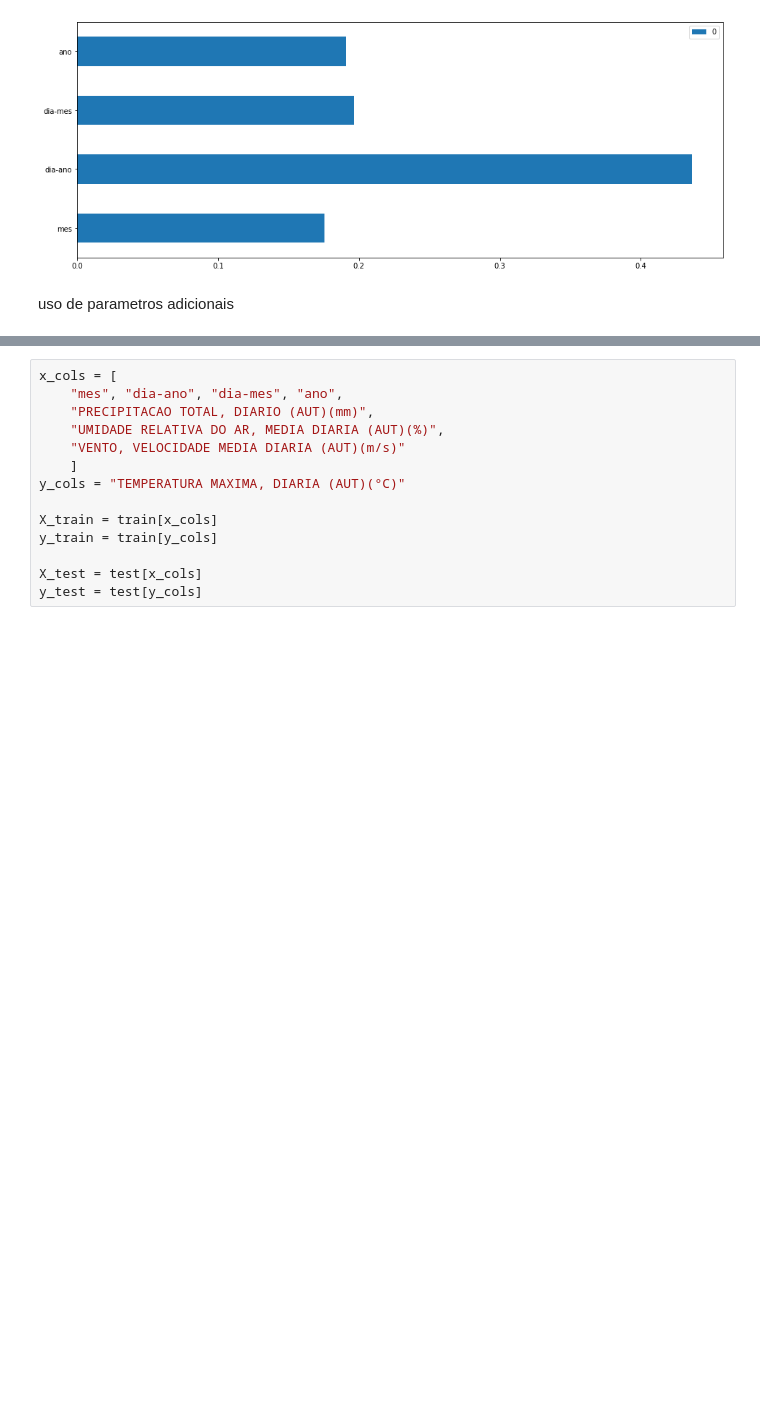
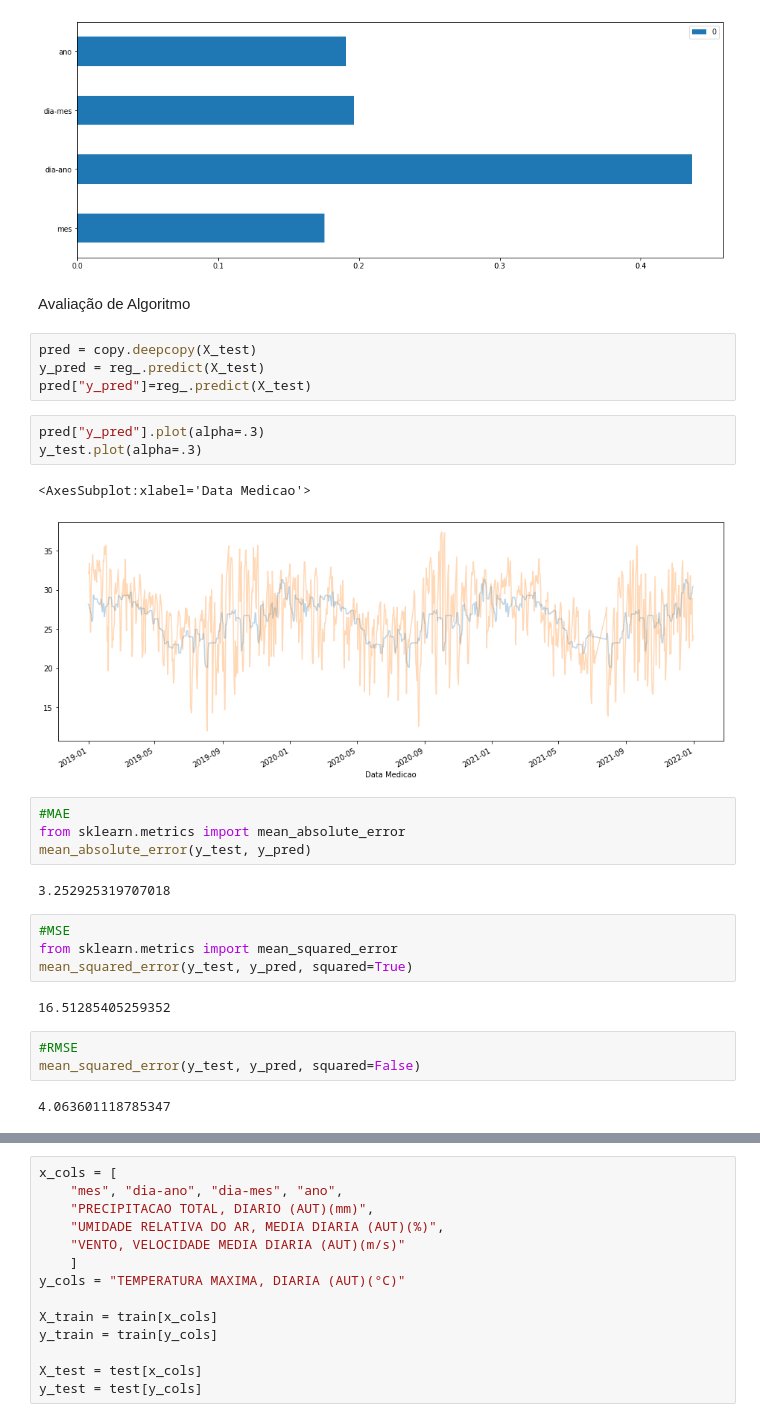
Before and after one commit to Bernardofcr/time_series_analysis, a Jupyter notebook: Time Series Analysis.ipynb, the cells around one changed output, grey strips where cells are left out. Drawn from its saved outputs; the diff is of its cells as text; blank space fills up the shorter version.

```diff
--- a/Time Series Analysis.ipynb
+++ b/Time Series Analysis.ipynb
@@ -369,5 +370,32 @@ features.plot(kind="barh")
 # %% [output]
 <AxesSubplot:>
 [figure]
-# %% [markdown]
-uso de parametros adicionais
+# %% [markdown]
+Avaliação de Algoritmo
+# %%
+pred = copy.deepcopy(X_test)
+y_pred = reg_.predict(X_test)
+pred["y_pred"]=reg_.predict(X_test)
+# %%
+pred["y_pred"].plot(alpha=.3)
+y_test.plot(alpha=.3)
+# %% [output]
+<AxesSubplot:xlabel='Data Medicao'>
+[figure, added]
+# %%
+#MAE
+from sklearn.metrics import mean_absolute_error
+mean_absolute_error(y_test, y_pred)
+# %% [output]
+3.252925319707018
+# %%
+#MSE
+from sklearn.metrics import mean_squared_error
+mean_squared_error(y_test, y_pred, squared=True)
+# %% [output]
+16.51285405259352
+# %%
+#RMSE
+mean_squared_error(y_test, y_pred, squared=False)
+# %% [output]
+4.063601118785347
```
Also changed, not shown: parts of 14 cells of this notebook.
